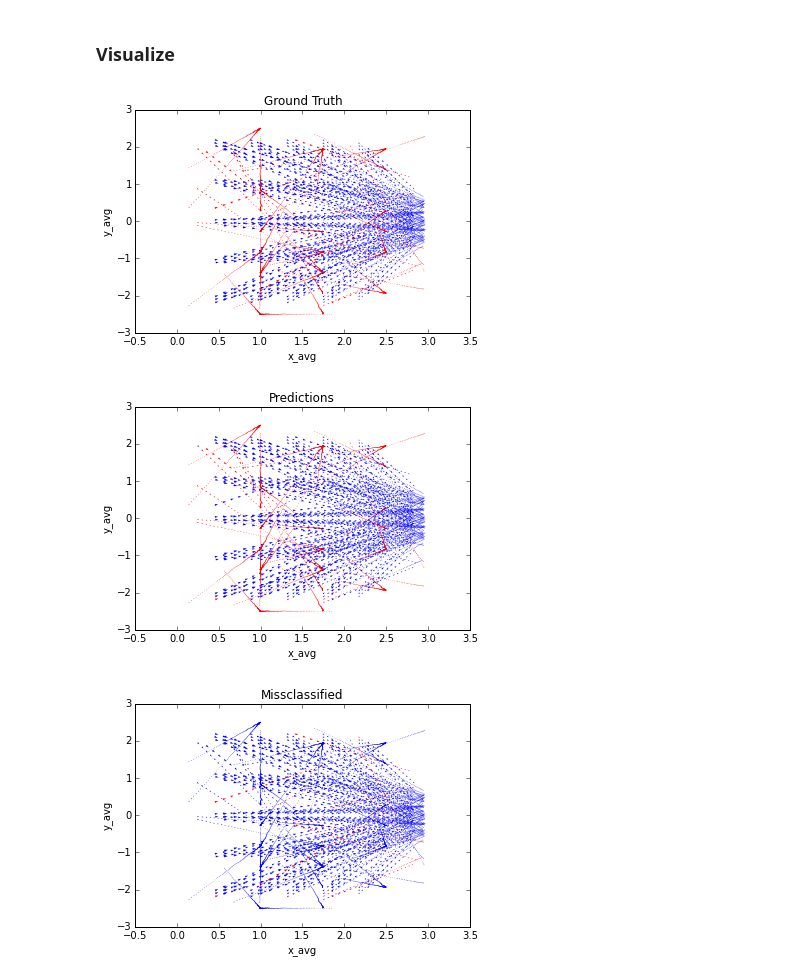
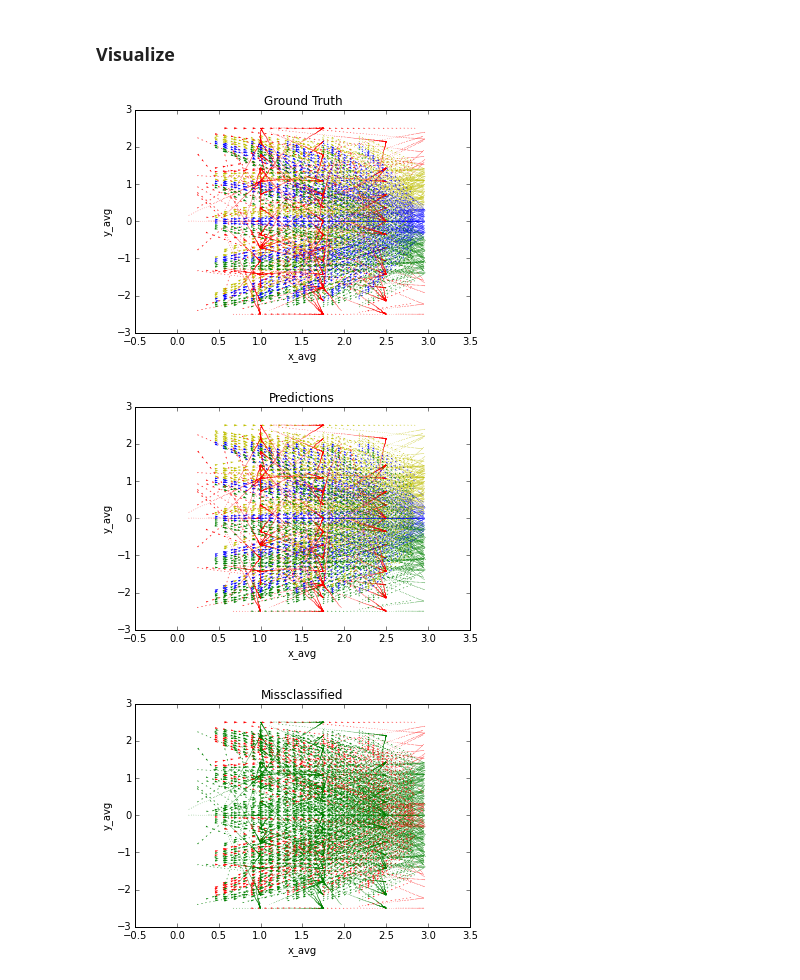
Before and after one commit to ebanner/cs393r_project, a Jupyter notebook: experiments/2d/many-many/short/position/Shallow Neural Network.ipynb, the cells around one changed output. Saved outputs shown, nothing was run; the diff lists cells and outputs as text; code cells hidden in the pictures.

```diff
--- a/experiments/2d/many-many/short/position/Shallow Neural Network.ipynb
+++ b/experiments/2d/many-many/short/position/Shallow Neural Network.ipynb
@@ -12,7 +12,7 @@ X, Y = np.array(sideways['x0':'y{}'.format(window_size-1)]).astype(float), np.ar
 # %% [markdown]
 ### Data
 # %%
-colormap = np.array(['r', 'b'])
+colormap = np.array(['r', 'g', 'b', 'y'])
 labels = df['label']
 axes = df.plot(kind='scatter', x='x_avg', y='y_avg', c=colormap[labels], s=0)
 axes.quiver(df['x_avg'], df['y_avg'], df['dx_avg'], df['dy_avg'], color=colormap[labels], scale_units='xy', angles='xy', scale=2.5, headwidth=2)
@@ -24,14 +24,14 @@ axes.quiver(df['x_avg'], df['y_avg'], df['dx_avg'], df['dy_avg'], color=colormap
 # %%
 from nn.deep.model import NeuralNetwork
 
-nn = NeuralNetwork(X, Y, Hs=[5], C=2, learning_rate=.1, regularizer=.001, gradient_checking=False, inspect=True)
+nn = NeuralNetwork(X, Y, Hs=[5], C=4, learning_rate=.1, regularizer=.001, gradient_checking=False, inspect=True)
 
 def states(iters):
     for _ in range(iters):
         nn.learn()
         yield nn.info
 
-states = list(states(2500))
+states = list(states(5000))
 # %% [markdown]
 ### Plot Losses
 # %%
@@ -50,34 +50,34 @@ pd.DataFrame(loss_avgs, columns=['loss']).plot()
 # %%
 from ipywidgets import interact, fixed
 
 @interact(X=fixed(X), Y=fixed(Y), view_index=(0, len(states)-1), states=fixed(states))
 def plot(X, Y, view_index, states):
     """View decision boundary over time
 
     We have the state of the model (i.e. its parameters) after every time step.
     We want to see how the model learns over time. Hence create a one-off instance
     of a softmax with its old parameters and ask it to make a bunch of predictions!
     """
     s = states[view_index]
-    nn = NeuralNetwork(X, Y, Hs=[5], C=2, params=s.params)
+    nn = NeuralNetwork(X, Y, Hs=[5], C=4, params=s.params)
 
     # Plot the gold standard in a plot right next to it
     axes = df.plot(kind='scatter', x='x_avg', y='y_avg', c=colormap[df['label']], title='Ground Truth', s=0)
     axes.quiver(df['x_avg'], df['y_avg'], df['dx_avg'], df['dy_avg'], color=colormap[df['label']], scale_units='xy', angles='xy', scale=2.5, width=.0022)
 
     # Predictions
     df['predictions'] = nn.predict(X)
     axes = df.plot(kind='scatter', x='x_avg', y='y_avg', c=colormap[df['predictions']], title='Predictions', s=0)
     axes.quiver(df['x_avg'], df['y_avg'], df['dx_avg'], df['dy_avg'], color=colormap[df['predictions']], scale_units='xy', angles='xy', scale=2.5, width=.0022)
 
     # Misclassified examples
     df['correct'] = df['label'] == df['predictions']
     axes = df.plot(kind='scatter', x='x_avg', y='y_avg', c=colormap[df['correct']], title='Missclassified', s=0)
     axes.quiver(df['x_avg'], df['y_avg'], df['dx_avg'], df['dy_avg'], color=colormap[df['correct']], scale_units='xy', angles='xy', scale=2.5, width=.0022)
 # %% [output]
-[figure, old version]
+[figure, new version]
-[figure, old version]
+[figure, new version]
-[figure, old version]
+[figure, new version]
 # %%
 df['correct'].sum() / len(df)
 # %% [output]
```
Also changed, not shown: parts of 3 cells of this notebook, 8 other files.
